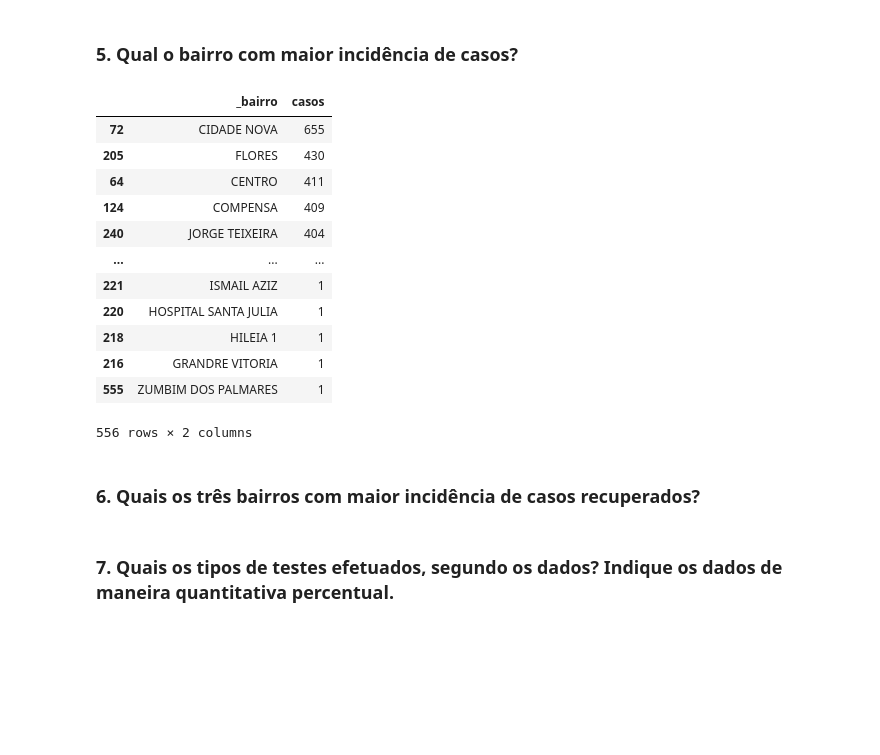
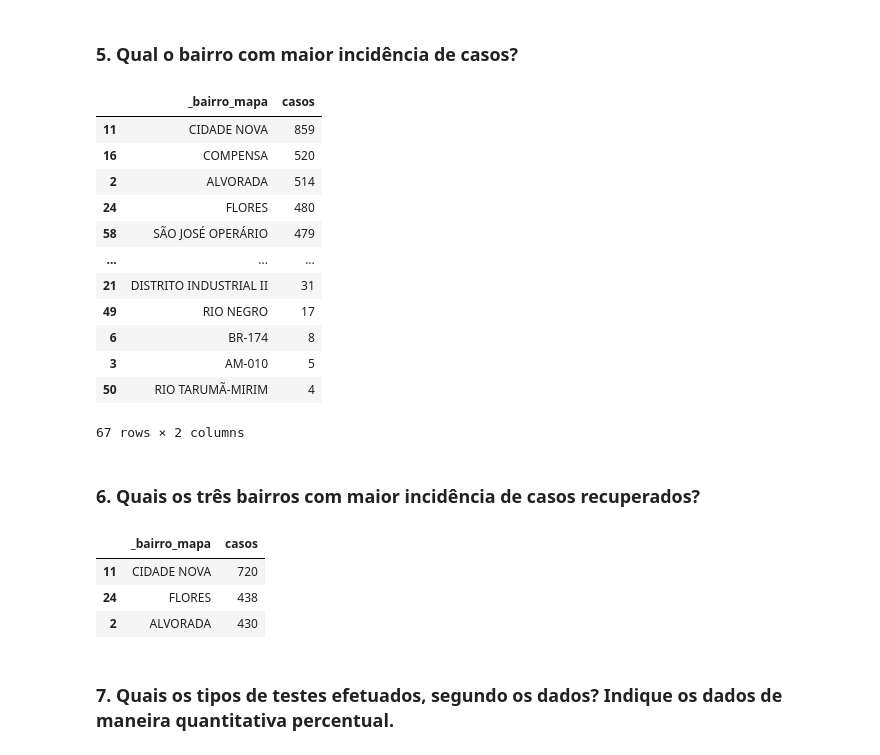
Before and after one commit to EnriqueIzel2/top-analise-redes-neurais, a Jupyter notebook: manaus_covid_limpeza_dados.ipynb, the cells around one changed output. Cells and saved outputs as stored; diff of their text form; code cells hidden in the pictures; blank space fills up the shorter version.

```diff
--- a/manaus_covid_limpeza_dados.ipynb
+++ b/manaus_covid_limpeza_dados.ipynb
@@ -211,23 +211,30 @@ Menor idade: 0.0
 # %% [markdown]
 ### 5. Qual o bairro com maior incidência de casos?
 # %%
-dados_copia.groupby(['_bairro']).size().reset_index(name='casos').sort_values(by='casos', ascending=False)
+dados_copia.groupby(['_bairro_mapa']).size().reset_index(name='casos').sort_values(by='casos', ascending=False)
 # %% [output]
-|  | _bairro | casos |
-| 72 | CIDADE NOVA | 655 |
-| 205 | FLORES | 430 |
-| 64 | CENTRO | 411 |
-| 124 | COMPENSA | 409 |
-| 240 | JORGE TEIXEIRA | 404 |
+|  | _bairro_mapa | casos |
+| 11 | CIDADE NOVA | 859 |
+| 16 | COMPENSA | 520 |
+| 2 | ALVORADA | 514 |
+| 24 | FLORES | 480 |
+| 58 | SÃO JOSÉ OPERÁRIO | 479 |
 | ... | ... | ... |
-| 221 | ISMAIL AZIZ | 1 |
-| 220 | HOSPITAL SANTA JULIA | 1 |
-| 218 | HILEIA 1 | 1 |
-| 216 | GRANDRE VITORIA | 1 |
-| 555 | ZUMBIM DOS PALMARES | 1 |
+| 21 | DISTRITO INDUSTRIAL II | 31 |
+| 49 | RIO NEGRO | 17 |
+| 6 | BR-174 | 8 |
+| 3 | AM-010 | 5 |
+| 50 | RIO TARUMÃ-MIRIM | 4 |
-556 rows × 2 columns
+67 rows × 2 columns
 # %% [markdown]
 ### 6. Quais os três bairros com maior incidência de casos recuperados?
+# %%
+casos_recuperados.groupby(['_bairro_mapa']).size().reset_index(name='casos').sort_values(by='casos', ascending=False).head(3)
+# %% [output]
+|  | _bairro_mapa | casos |
+| 11 | CIDADE NOVA | 720 |
+| 24 | FLORES | 438 |
+| 2 | ALVORADA | 430 |
 # %% [markdown]
 ### 7. Quais os tipos de testes efetuados, segundo os dados? Indique os dados de maneira quantitativa  percentual.
 # %%
```
Also changed, not shown: parts of 2 cells of this notebook.
